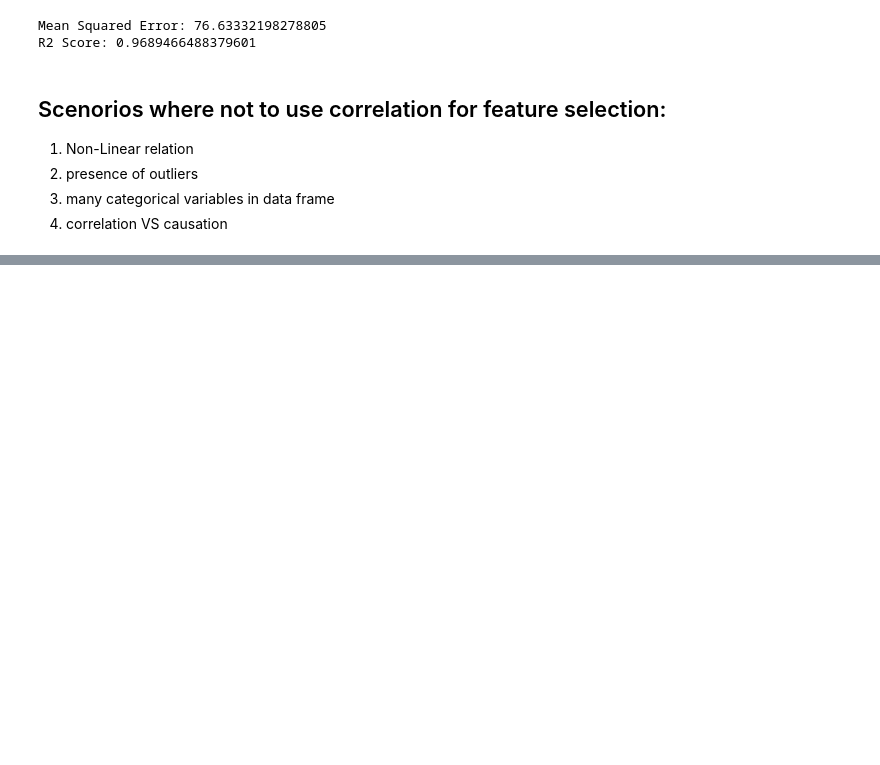
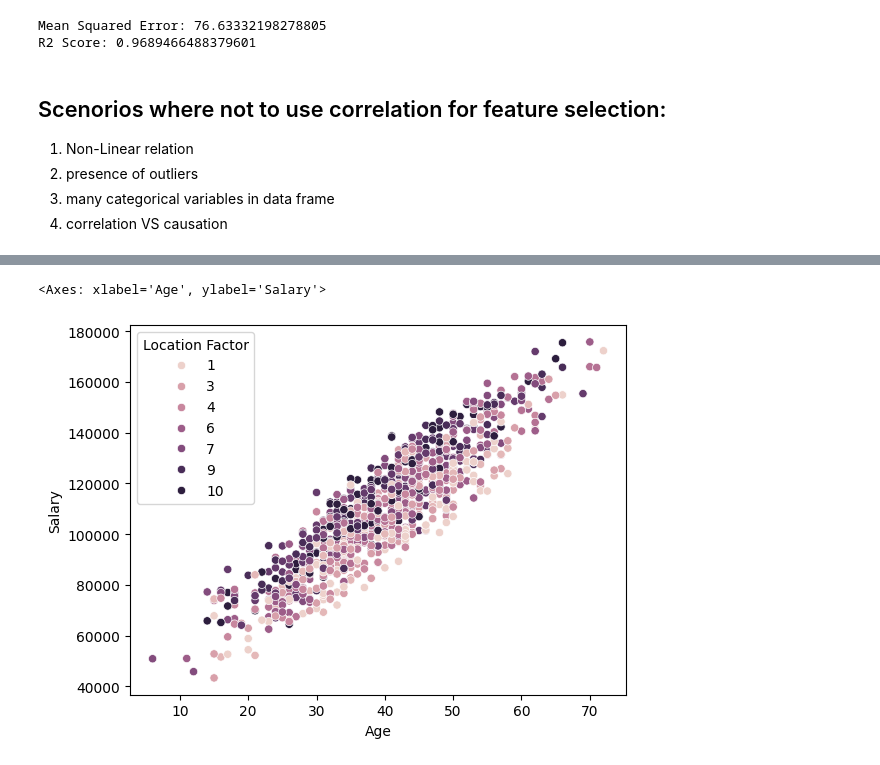
Before and after one commit to rupeshkumarp/ML, a Jupyter notebook: feature_Engireering/Feature_selection.ipynb, the cells around one changed output, grey strips where cells are left out. Drawn from its saved outputs; the diff is of its cells as text; code cells hidden in the pictures; blank space fills up the shorter version.

```diff
--- a/feature_Engireering/Feature_selection.ipynb
+++ b/feature_Engireering/Feature_selection.ipynb
@@ -91,0 +94,3 @@ R2 Score: 0.9689466488379601
+# %%
+df=pd.read_csv('data/salaries.csv')
+df.head()
@@ -91,0 +146,7 @@ R2 Score: 0.9689466488379601
+# %%
+import seaborn as sns
+
+sns.scatterplot(df,x='Age',y='Salary',hue='Location Factor')
+# %% [output]
+<Axes: xlabel='Age', ylabel='Salary'>
+[figure, added]
```
Also changed, not shown: parts of 20 cells of this notebook.
